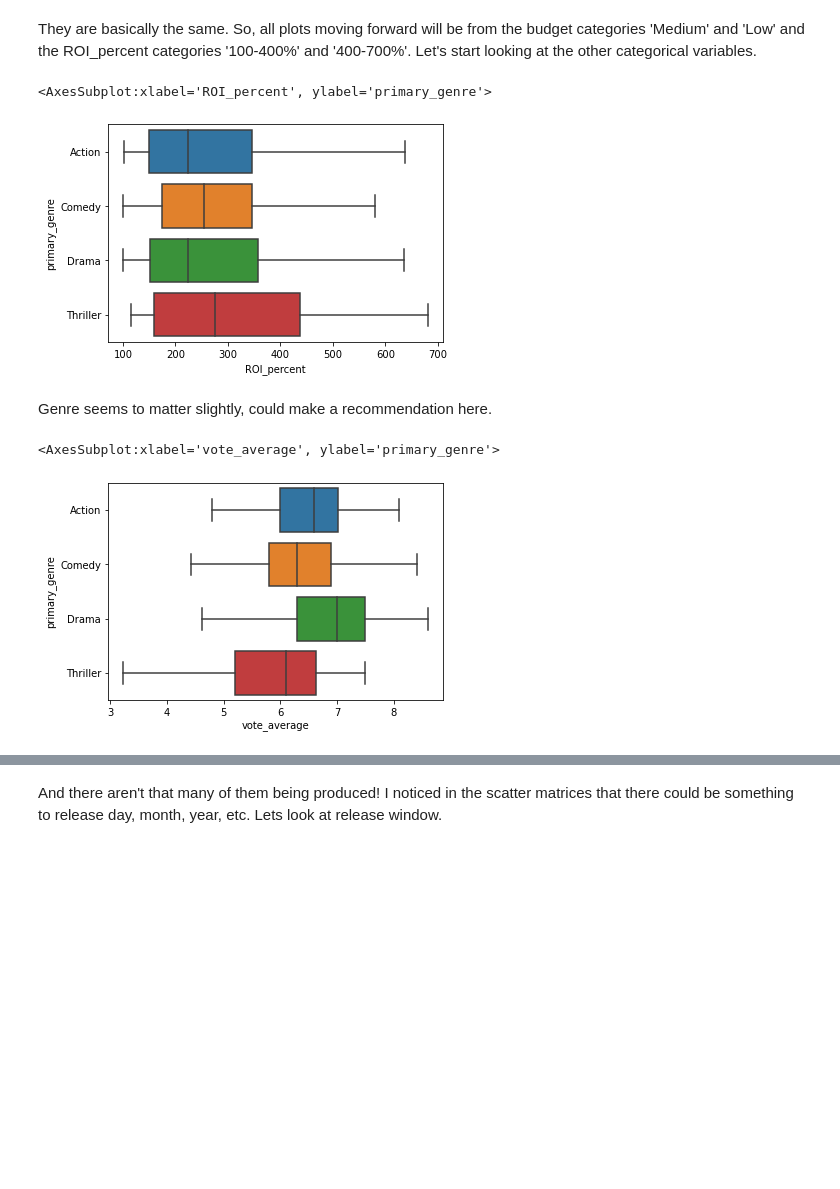
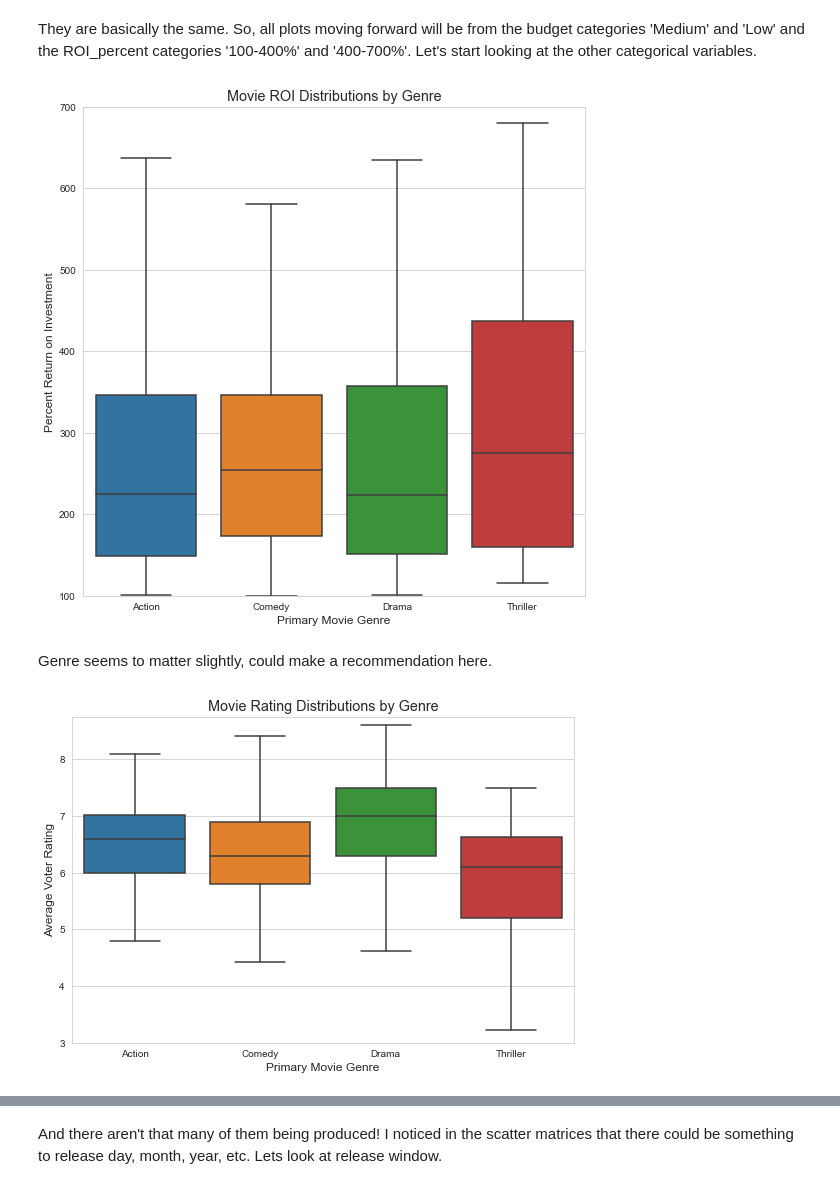
Before and after one commit to mattlegro/MovieReleaseAnalysis, a Jupyter notebook: analysis.ipynb, the cells around one changed output, grey strips where cells are left out. Saved outputs shown, nothing was run; the diff lists cells and outputs as text; code cells hidden in the pictures; blank space fills up the shorter version.

```diff
--- a/analysis.ipynb
+++ b/analysis.ipynb
@@ -294,0 +284,12 @@ g1.set(ylim=(-120,1000))
+# %%
+sns.set_style('whitegrid')
+fig1, ax1 = plt.subplots(figsize=(9,9))
+sns.regplot(data=movie_collection,x='budget_est',y='ROI_percent',
+                         truncate=False,lowess = True,line_kws = {'color':'red'})
+plt.ylim(-110,1000)
+plt.title('Return on Production Budget Investment based on Theatrical Release Revenue',fontsize='x-large');
+plt.xlabel('Estimated Budget in Millions',fontsize='large');
+plt.ylabel('Percent Return on Investment',fontsize='large');
+ax1.xaxis.get_major_formatter().set_scientific(False);
+xlabels = [x for x in ax1.get_xticks()/1000000]
+ax1.set_xticklabels(xlabels);
@@ -383,26 +420,32 @@ ax2.set_ylim
 # %% [markdown]
 They are basically the same. So, all plots moving forward will be from the budget categories 'Medium' and 'Low' and the ROI_percent categories '100-400%' and '400-700%'. Let's start looking at the other categorical variables.
 # %%
-fig4, ax4 = plt.subplots()
+fig5, ax5 = plt.subplots(figsize=(9,9))
 sns.boxplot(data=profitable_collection.loc[((profitable_collection.budget_category == 'Medium')|
                                           (profitable_collection.budget_category == 'Low')) &
                                            ((profitable_collection.ROI_category == '100-400%')|
                                           (profitable_collection.ROI_category == '400-700%'))],
-            y='primary_genre',x='ROI_percent',palette='tab10',showfliers=False,
+            x='primary_genre',y='ROI_percent',palette='tab10',showfliers=False,
            order = ['Action','Comedy','Drama','Thriller'])
+plt.title('Movie ROI Distributions by Genre',fontsize='x-large');
+plt.ylabel('Percent Return on Investment',fontsize='large');
+plt.xlabel('Primary Movie Genre',fontsize='large');
+plt.ylim(100,700);
 # %% [output]
-<AxesSubplot:xlabel='ROI_percent', ylabel='primary_genre'>
-[figure, old version]
+[figure, new version]
 # %% [markdown]
 Genre seems to matter slightly, could make a recommendation here.
 # %%
-fig6, ax6 = plt.subplots()
+fig6, ax6 = plt.subplots(figsize=(9,6))
 sns.boxplot(data=profitable_collection.loc[((profitable_collection.budget_category == 'Medium')|
                                           (profitable_collection.budget_category == 'Low')) &
                                            ((profitable_collection.ROI_category == '100-400%')|
                                           (profitable_collection.ROI_category == '400-700%'))],
-            y='primary_genre',x='vote_average',palette='tab10',showfliers=False,
+            x='primary_genre',y='vote_average',palette='tab10',showfliers=False,
            order = ['Action','Comedy','Drama','Thriller'])
+plt.title('Movie Rating Distributions by Genre',fontsize='x-large');
+plt.ylabel('Average Voter Rating',fontsize='large');
+plt.xlabel('Primary Movie Genre',fontsize='large');
+plt.ylim(3,8.75);
 # %% [output]
-<AxesSubplot:xlabel='vote_average', ylabel='primary_genre'>
-[figure, old version]
+[figure, new version]
```
Also changed, not shown: parts of 17 cells of this notebook, 1 other file.
